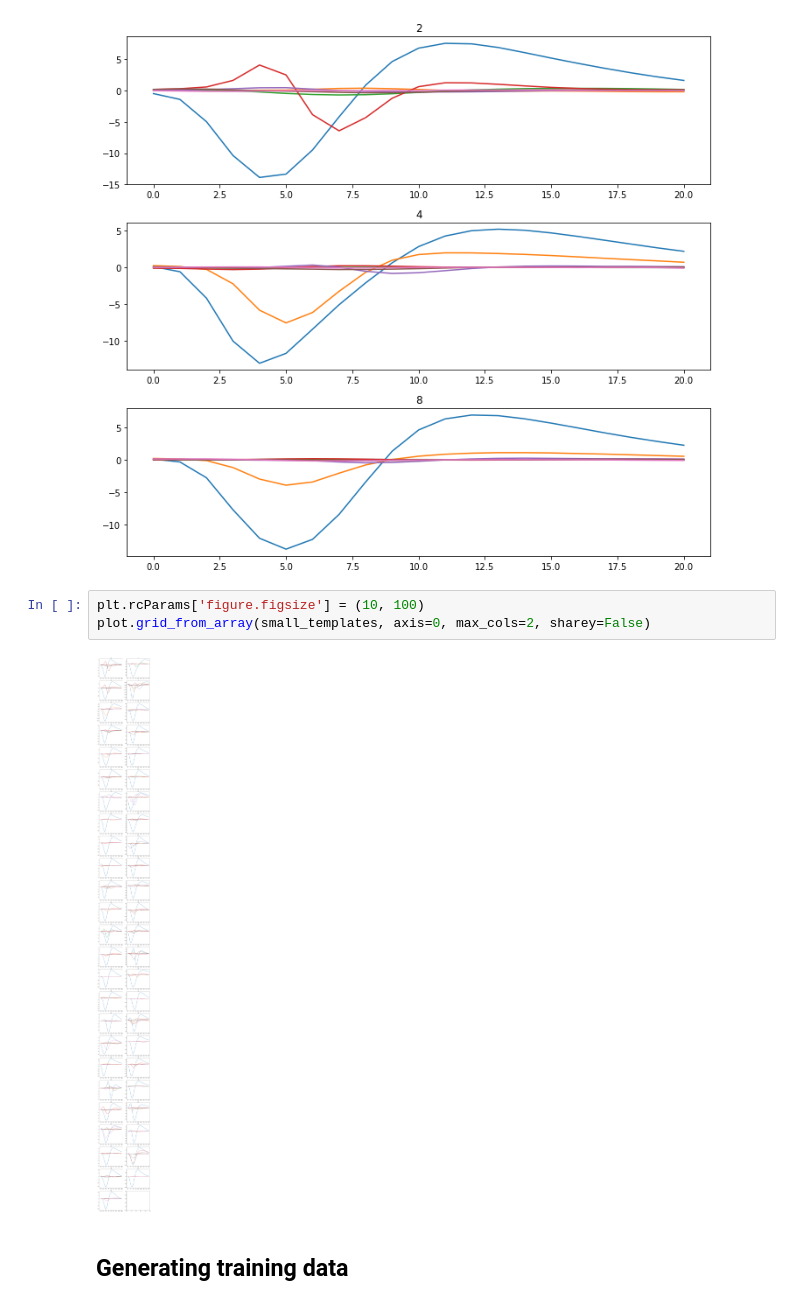
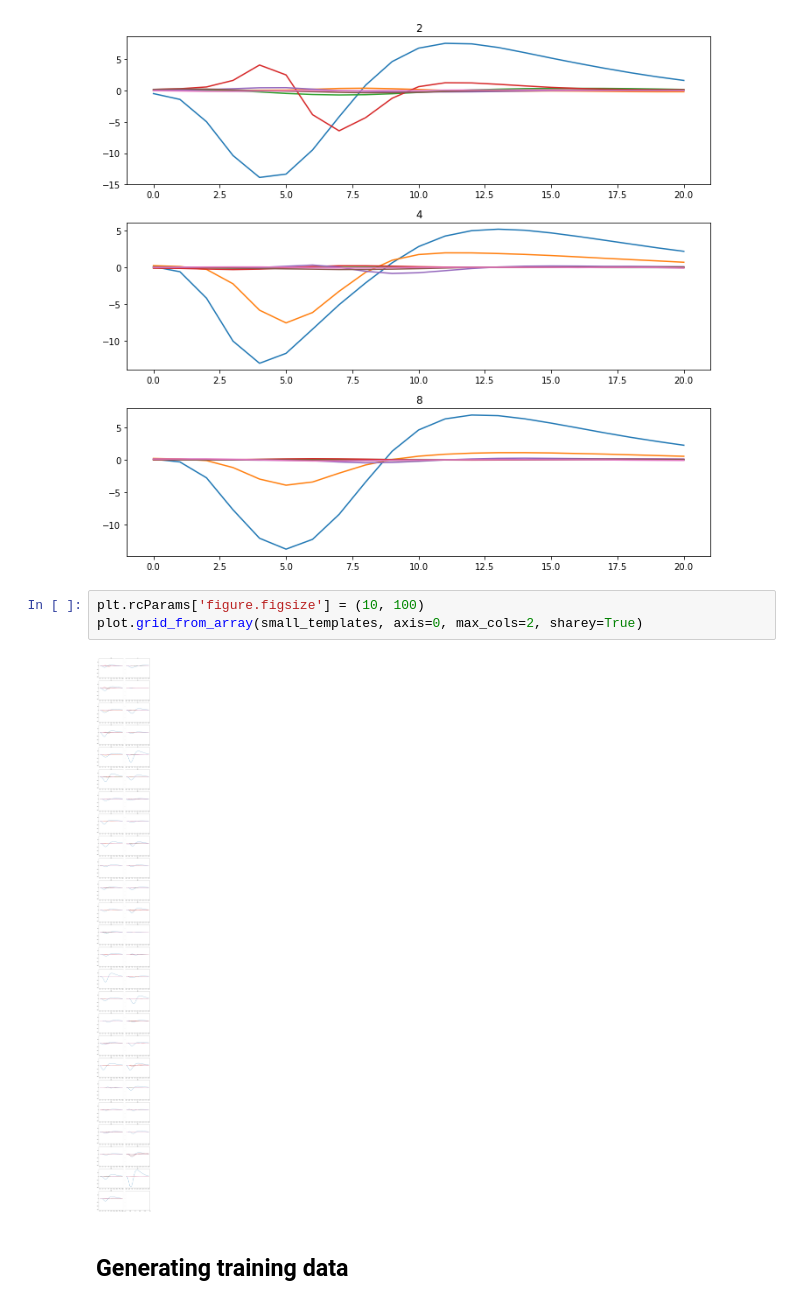
Before and after one commit to edublancas/yass-private, a Jupyter notebook: nnet/new-nnet-module.ipynb, the cells around one changed output. Cells and saved outputs as stored; diff of their text form.

```diff
--- a/nnet/new-nnet-module.ipynb
+++ b/nnet/new-nnet-module.ipynb
@@ -125,9 +127,9 @@ plot.grid_from_array(small_templates, axis=0, elements=[2, 4, 8])
 [figure]
 # %%
 plt.rcParams['figure.figsize'] = (10, 100)
-plot.grid_from_array(small_templates, axis=0, max_cols=2, sharey=False)
+plot.grid_from_array(small_templates, axis=0, max_cols=2, sharey=True)
 # %% [output]
-[figure, old version]
+[figure, new version]
 # %% [markdown]
 ## Generating training data
 # %%
```
Also changed, not shown: parts of 39 cells of this notebook, 1 other file.
